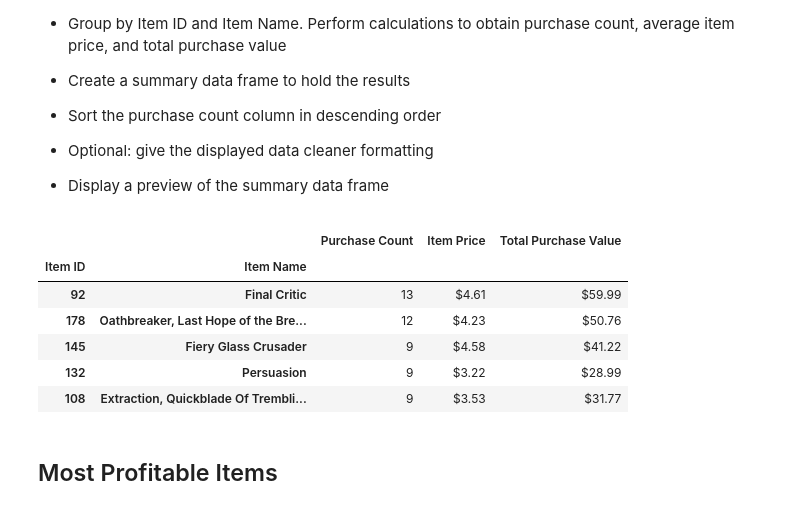
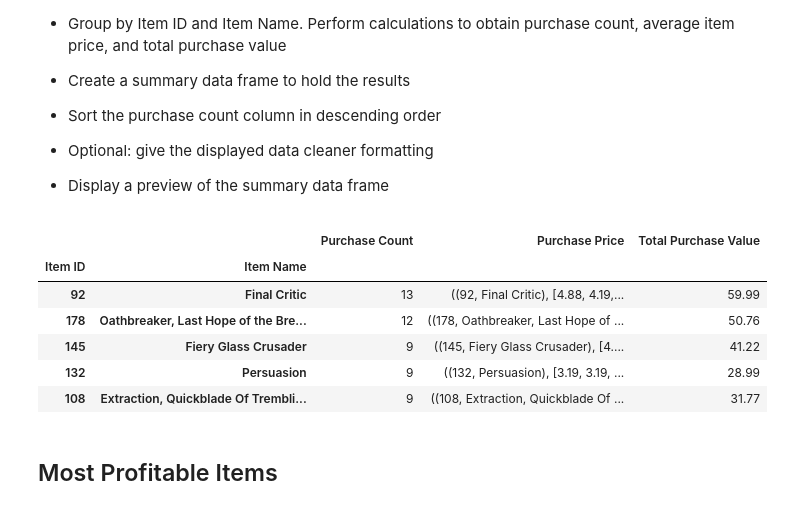
Before and after one commit to TPhillips27/pandas-challenge, a Jupyter notebook: HeroesOfPymoli_starter.ipynb, the cells around one changed output. Drawn from its saved outputs; the diff is of its cells as text; code cells hidden in the pictures.

```diff
--- a/HeroesOfPymoli_starter.ipynb
+++ b/HeroesOfPymoli_starter.ipynb
@@ -311,18 +325,33 @@ AttributeError: 'DataFrame' object has no attribute 'map'
 # %%
 # Identify the 5 most popular items by purchase count, then list (in a table):
 #   Item ID
 #   Item Name
-#   Purchase Count
+item_group = purchase_df.groupby(['Item ID', 'Item Name'])
+
+# # Purchase count
+item_count = item_group['Item ID'].count()
+
+# # Total Purchase Value
+total_value = item_group['Price'].sum()
+
 #   Item Price
-#   Total Purchase Value
+item_price = item_group['Price']
+
+most_popular = pd.DataFrame({'Purchase Count': item_count,
+                            'Purchase Price': item_price,
+                            'Total Purchase Value': total_value
+                            })
+most_popular[['Purchase Price', 'Total Purchase Value']] = most_popular[['Purchase Price', 'Total Purchase Value']]
+
+most_popular.sort_values(['Purchase Count'], ascending = False).head()
 # %% [output]
-|  |  | Purchase Count | Item Price | Total Purchase Value |
+|  |  | Purchase Count | Purchase Price | Total Purchase Value |
 | Item ID | Item Name |  |  |  |
-| 92 | Final Critic | 13 | $4.61 | $59.99 |
-| 178 | Oathbreaker, Last Hope of the Bre... | 12 | $4.23 | $50.76 |
-| 145 | Fiery Glass Crusader | 9 | $4.58 | $41.22 |
-| 132 | Persuasion | 9 | $3.22 | $28.99 |
-| 108 | Extraction, Quickblade Of Trembli... | 9 | $3.53 | $31.77 |
+| 92 | Final Critic | 13 | ((92, Final Critic), [4.88, 4.19,... | 59.99 |
+| 178 | Oathbreaker, Last Hope of the Bre... | 12 | ((178, Oathbreaker, Last Hope of ... | 50.76 |
+| 145 | Fiery Glass Crusader | 9 | ((145, Fiery Glass Crusader), [4.... | 41.22 |
+| 132 | Persuasion | 9 | ((132, Persuasion), [3.19, 3.19, ... | 28.99 |
+| 108 | Extraction, Quickblade Of Trembli... | 9 | ((108, Extraction, Quickblade Of ... | 31.77 |
 # %% [markdown]
 ## Most Profitable Items
 # %% [markdown]
```
Also changed, not shown: parts of 2 cells of this notebook.
